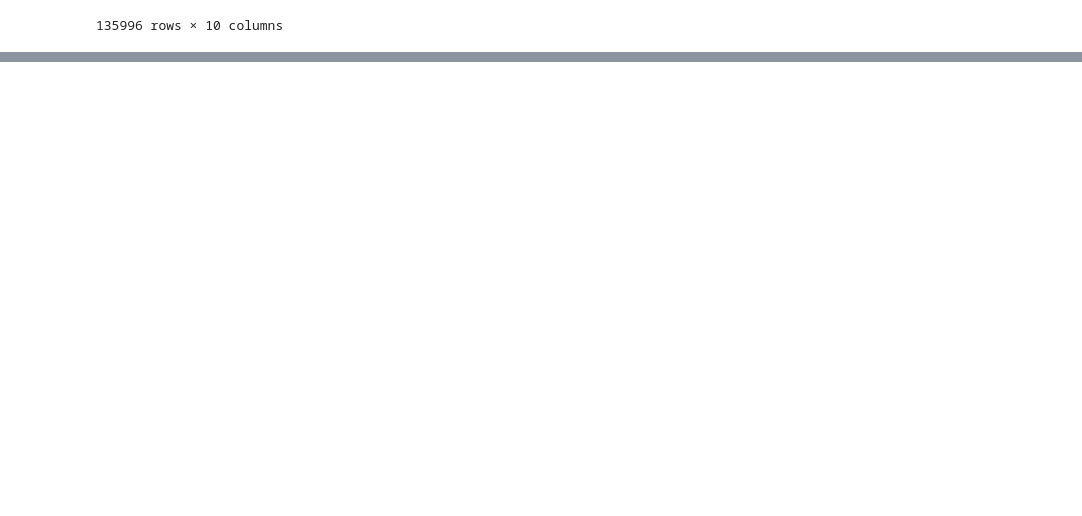
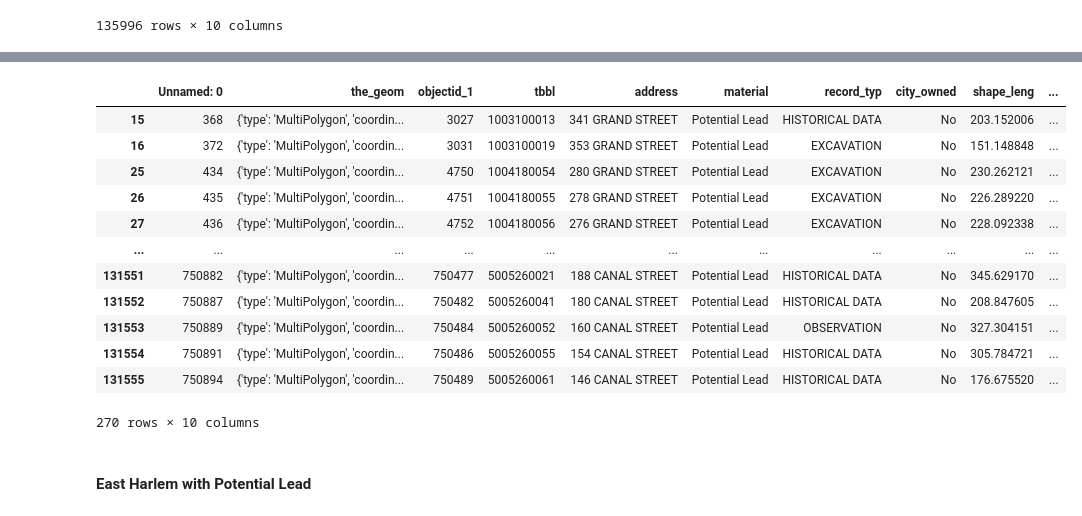
Before and after one commit to nguya580/neighborhood_profile, a Jupyter notebook: code/lead-pipe.ipynb, the cells around one changed output, grey strips where cells are left out. Cells and saved outputs as stored; diff of their text form; code cells hidden in the pictures; blank space fills up the shorter version.

Commit message:
lead pipes code

```diff
--- a/code/lead-pipe.ipynb
+++ b/code/lead-pipe.ipynb
@@ -90,3 +90,9 @@ df_lowereast
 | 135994 | 857531 | {'type': 'MultiPolygon', 'coordin... | 857532 | 5080500083 | 142 BENTLEY STREET | Potential Lead | HISTORICAL DATA | No | 314.140637 | ... |
 | 135995 | 857533 | {'type': 'MultiPolygon', 'coordin... | 857534 | 5080500089 | 150 BENTLEY STREET | Potential Lead | HISTORICAL DATA | No | 614.219781 | ... |
 135996 rows × 10 columns
+# %%
+#df_lowereast = df[df['address'].isin(['allen street', 'EAST HOUSTON STREET', 'ESSEX STREET', 'CANAL STREET', 'ELDRIDGE STREET', 'EAST Broadway', 'GRAND STREET'])]
+
+df_lowereast['address'] = df_lowereast['address'].astype('string')
+
+df_lowereast.dtypes
@@ -92,0 +111,20 @@ df_lowereast
+# %%
+st_lowerest = ['ALLEN STREET', 'EAST HOUSTON STREET', 'ESSEX STREET', 'CANAL STREET', 'ELDRIDGE STREET', 'EAST Broadway', 'GRAND STREET']
+
+df_lowereast = df_lowereast[df_lowereast['address'].str.contains('|'.join(st_lowerest))]
+
+df_lowereast
+# %% [output]
+|  | Unnamed: 0 | the_geom | objectid_1 | tbbl | address | material | record_typ | city_owned | shape_leng | ... |
+| 15 | 368 | {'type': 'MultiPolygon', 'coordin... | 3027 | 1003100013 | 341 GRAND STREET | Potential Lead | HISTORICAL DATA | No | 203.152006 | ... |
+| 16 | 372 | {'type': 'MultiPolygon', 'coordin... | 3031 | 1003100019 | 353 GRAND STREET | Potential Lead | EXCAVATION | No | 151.148848 | ... |
+| 25 | 434 | {'type': 'MultiPolygon', 'coordin... | 4750 | 1004180054 | 280 GRAND STREET | Potential Lead | EXCAVATION | No | 230.262121 | ... |
+| 26 | 435 | {'type': 'MultiPolygon', 'coordin... | 4751 | 1004180055 | 278 GRAND STREET | Potential Lead | EXCAVATION | No | 226.289220 | ... |
+| 27 | 436 | {'type': 'MultiPolygon', 'coordin... | 4752 | 1004180056 | 276 GRAND STREET | Potential Lead | EXCAVATION | No | 228.092338 | ... |
+| ... | ... | ... | ... | ... | ... | ... | ... | ... | ... | ... |
+| 131551 | 750882 | {'type': 'MultiPolygon', 'coordin... | 750477 | 5005260021 | 188 CANAL STREET | Potential Lead | HISTORICAL DATA | No | 345.629170 | ... |
+| 131552 | 750887 | {'type': 'MultiPolygon', 'coordin... | 750482 | 5005260041 | 180 CANAL STREET | Potential Lead | HISTORICAL DATA | No | 208.847605 | ... |
+| 131553 | 750889 | {'type': 'MultiPolygon', 'coordin... | 750484 | 5005260052 | 160 CANAL STREET | Potential Lead | OBSERVATION | No | 327.304151 | ... |
+| 131554 | 750891 | {'type': 'MultiPolygon', 'coordin... | 750486 | 5005260055 | 154 CANAL STREET | Potential Lead | HISTORICAL DATA | No | 305.784721 | ... |
+| 131555 | 750894 | {'type': 'MultiPolygon', 'coordin... | 750489 | 5005260061 | 146 CANAL STREET | Potential Lead | HISTORICAL DATA | No | 176.675520 | ... |
+270 rows × 10 columns
@@ -92,0 +133,2 @@ df_lowereast
+# %% [markdown]
+#### East Harlem with Potential Lead
```
Also changed, not shown: parts of 6 cells of this notebook.
